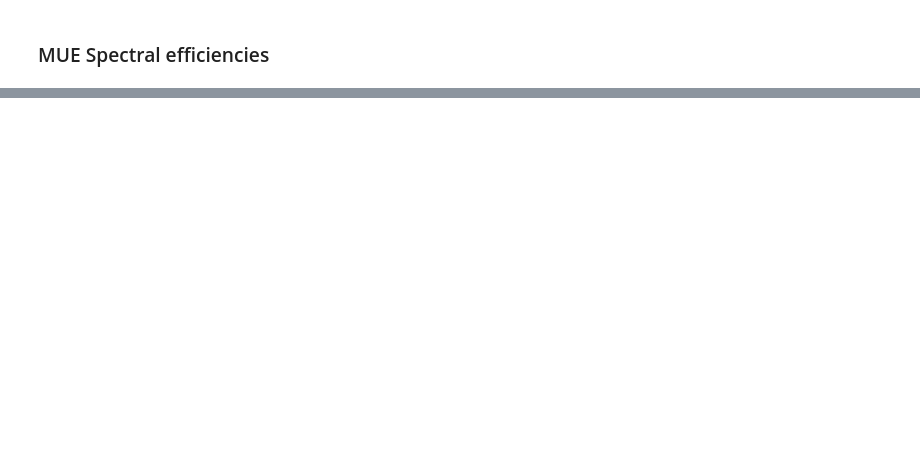
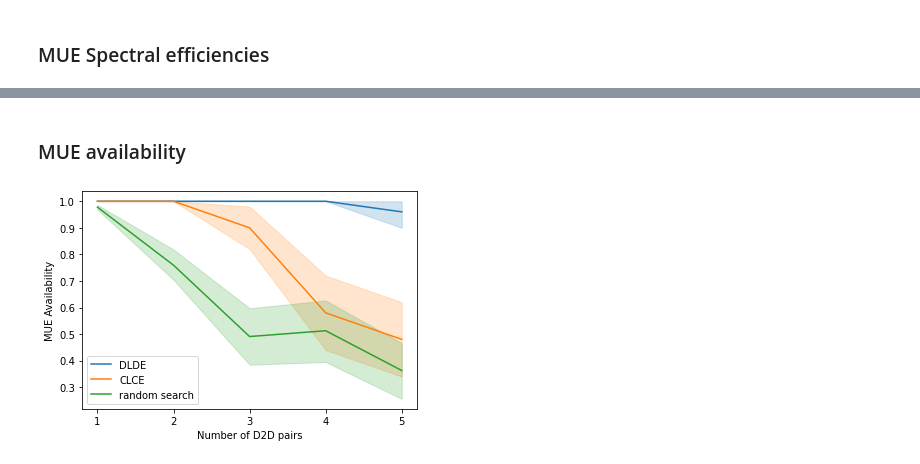
Before and after one commit to lbaiao/sys-simulator-2, a Jupyter notebook: notebooks/nb6.ipynb, the cells around one changed output, grey strips where cells are left out. Cells and saved outputs as stored; diff of their text form; code cells hidden in the pictures; blank space fills up the shorter version.

```diff
--- a/notebooks/nb6.ipynb
+++ b/notebooks/nb6.ipynb
@@ -85,0 +76,28 @@ sns_confidence_interval_plot(
+# %%
+discent_filepath = 'D:\Dev\sys-simulator-2\data\dql\script49\\20210202-210757\log.pickle'
+discent_data = load_with_pickle(discent_filepath)
+cent_filepath = "D:\Dev\sys-simulator-2\data\dql\script48\\20210202-090733\log.pickle"
+cent_data = load_with_pickle(cent_filepath)
+rnd_search_path = 'D:\Dev\sys-simulator-2\data\\benchmarks\script2\\20210204-221806\log.pickle'
+rnd_search_data = load_with_pickle(rnd_search_path)
+# %% [markdown]
+### MUE availability
+# %%
+y_label = 'MUE Availability'
+sns_confidence_interval_plot(
+    np.array(discent_data['mue_success_rate']),
+    y_label,
+    'DLDE'
+)
+sns_confidence_interval_plot(
+    np.array(cent_data['mue_success_rate']),
+    y_label,
+    'CLCE'
+)
+sns_confidence_interval_plot(
+    np.array(rnd_search_data['mue_success_rate']),
+    y_label,
+    'random search'
+)
+# %% [output]
+[figure, added]
```
Also changed, not shown: parts of 27 cells of this notebook, 25 other files.
